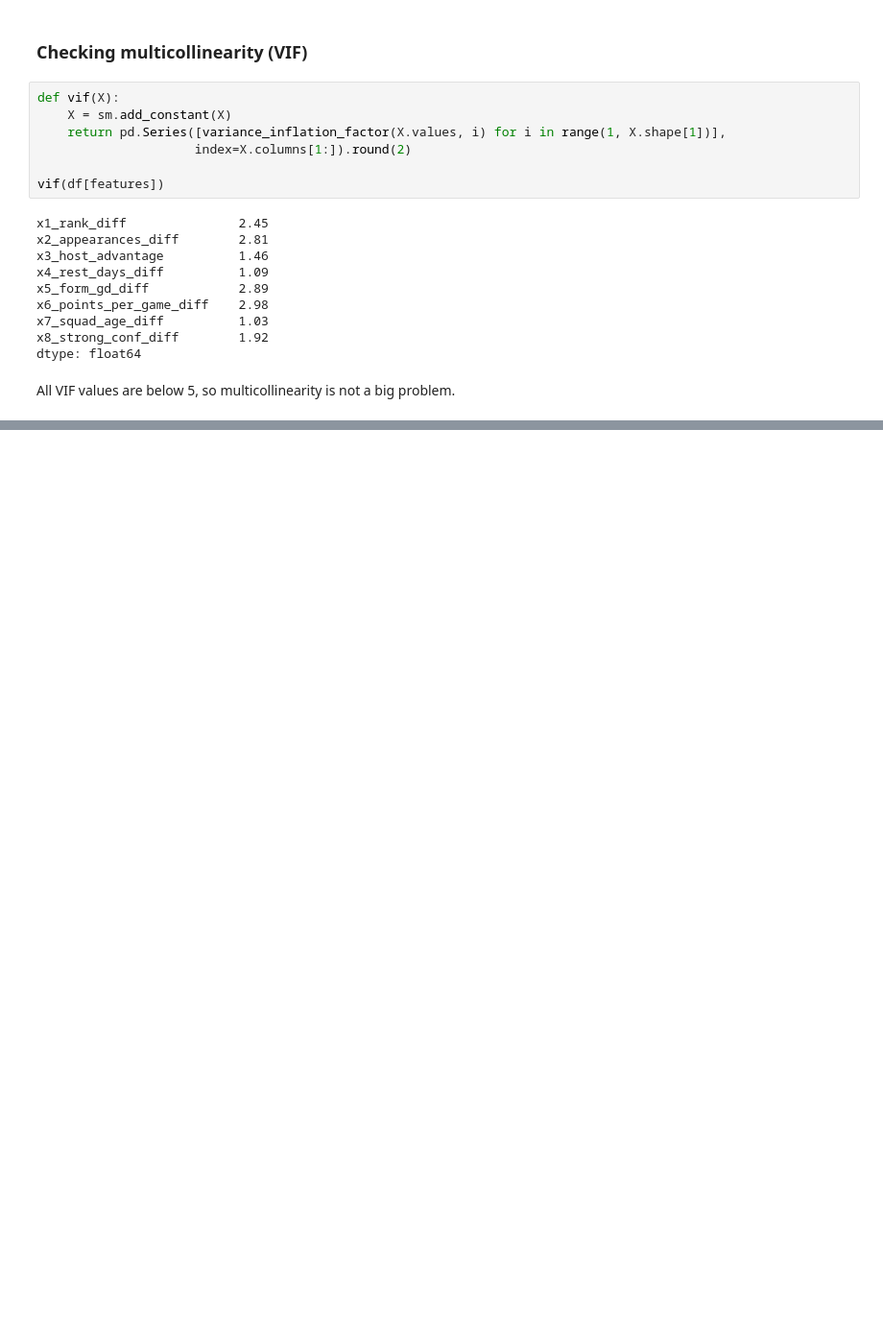
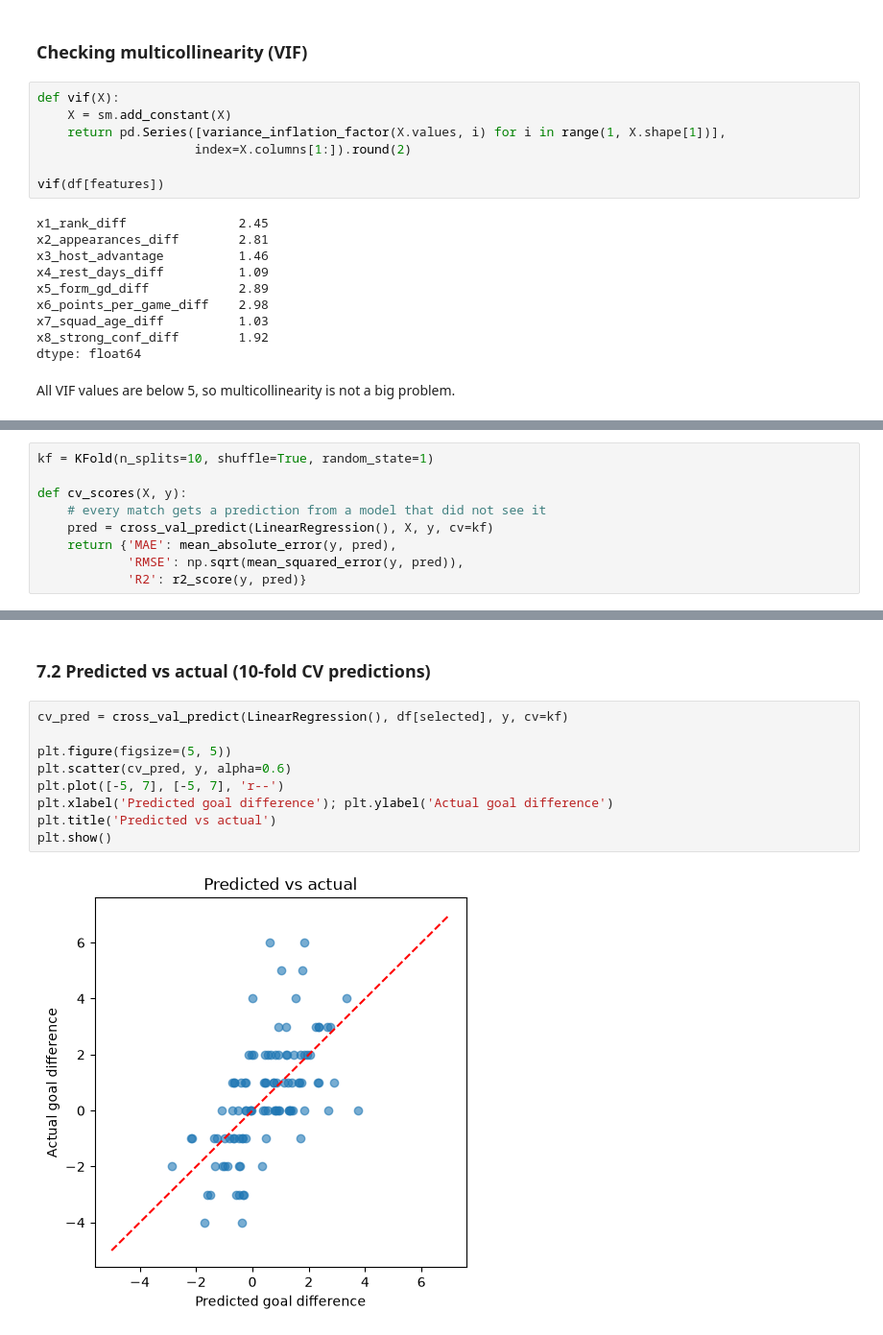
Before and after one commit to Rakebun-Lucky/HIT140_Sydney_30_Assessment_3, a Jupyter notebook: linear_regression_2.1/LR2_1_part1_data_eda.ipynb, the cells around one changed output, grey strips where cells are left out. Shown at 96% size. Saved outputs shown, nothing was run; the diff lists cells and outputs as text; blank space fills up the shorter version.

```diff
--- a/linear_regression_2.1/LR2_1_part1_data_eda.ipynb
+++ b/linear_regression_2.1/LR2_1_part1_data_eda.ipynb
@@ -240,0 +254,9 @@ All VIF values are below 5, so multicollinearity is not a big problem.
+# %%
+kf = KFold(n_splits=10, shuffle=True, random_state=1)
+
+def cv_scores(X, y):
+    # every match gets a prediction from a model that did not see it
+    pred = cross_val_predict(LinearRegression(), X, y, cv=kf)
+    return {'MAE': mean_absolute_error(y, pred),
+            'RMSE': np.sqrt(mean_squared_error(y, pred)),
+            'R2': r2_score(y, pred)}
@@ -240,0 +394,13 @@ All VIF values are below 5, so multicollinearity is not a big problem.
+# %% [markdown]
+### 7.2 Predicted vs actual (10-fold CV predictions)
+# %%
+cv_pred = cross_val_predict(LinearRegression(), df[selected], y, cv=kf)
+
+plt.figure(figsize=(5, 5))
+plt.scatter(cv_pred, y, alpha=0.6)
+plt.plot([-5, 7], [-5, 7], 'r--')
+plt.xlabel('Predicted goal difference'); plt.ylabel('Actual goal difference')
+plt.title('Predicted vs actual')
+plt.show()
+# %% [output]
+[figure, added]
```
Also changed, not shown: parts of 37 cells of this notebook.
